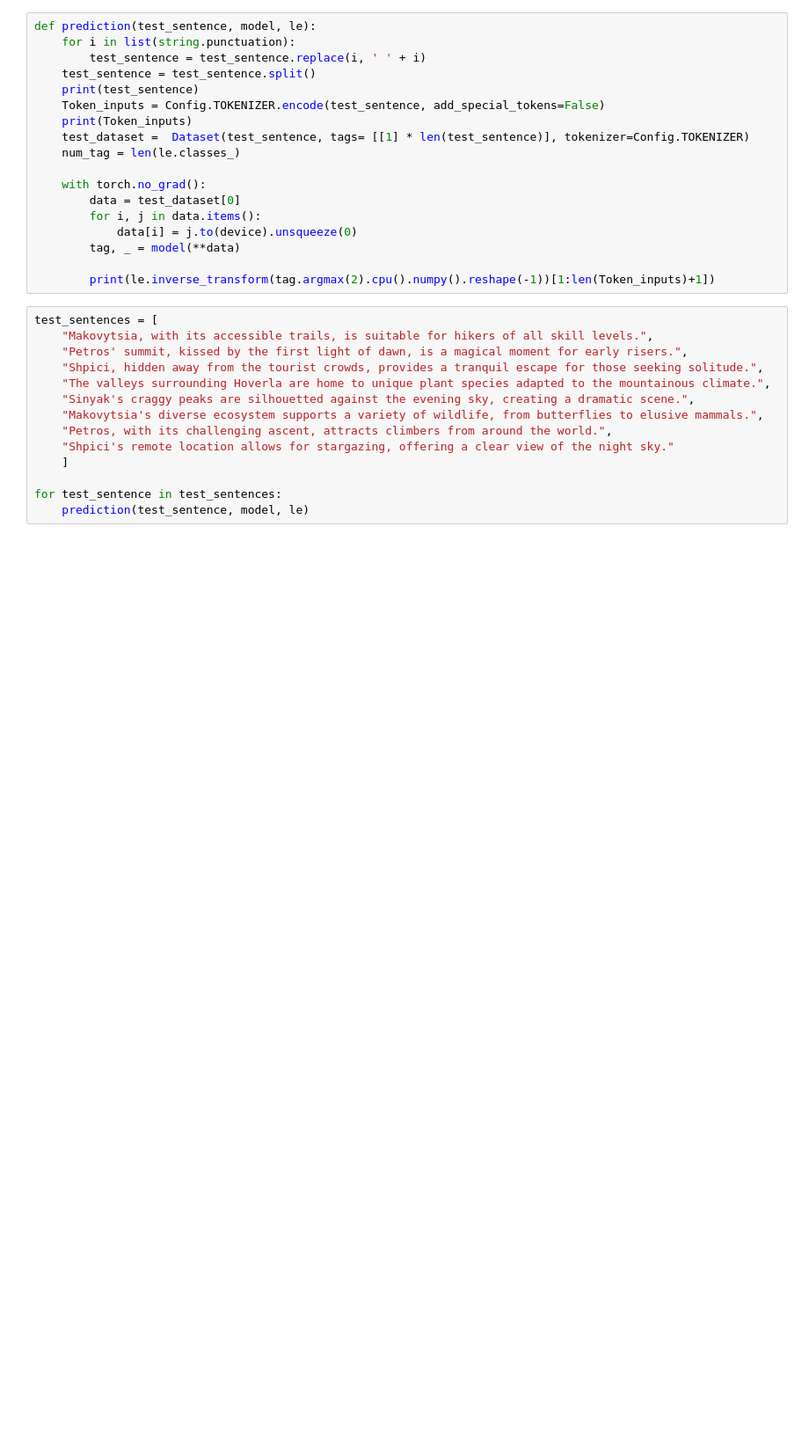
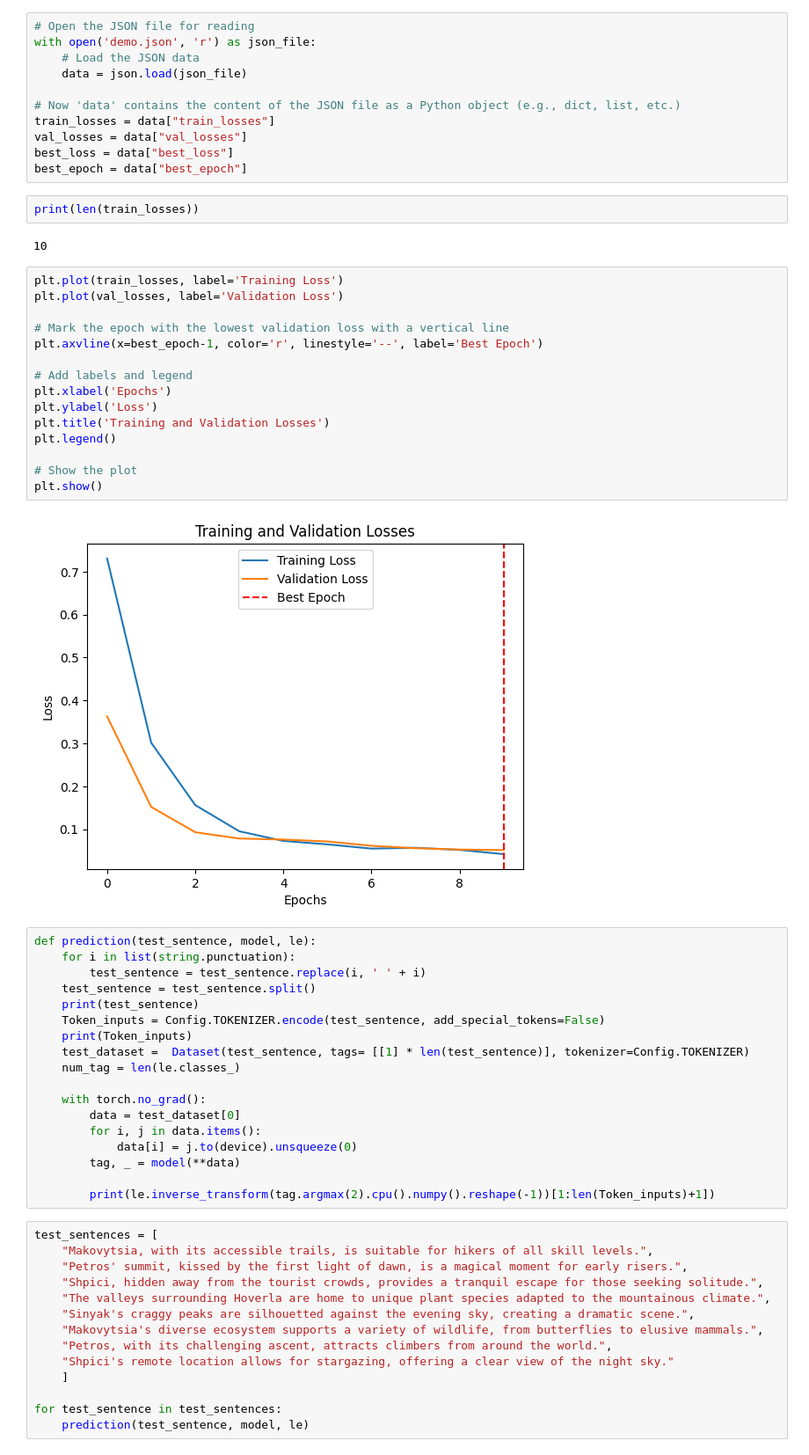
Before and after one commit to slava1713/ner_n_sentinel2, a Jupyter notebook: ner/demo.ipynb, the cells around one changed output. Shown at 88% size. Saved outputs shown, nothing was run; the diff lists cells and outputs as text; blank space fills up the shorter version.

Commit message:
feat: make demo of model, refactor code, add README file to NER implementation

```diff
--- a/ner/demo.ipynb
+++ b/ner/demo.ipynb
@@ -47,6 +51,38 @@ Model(
   (bert_drop): Dropout(p=0.3, inplace=False)
   (out_tag): Linear(in_features=768, out_features=3, bias=True)
 )
+# %%
+# Open the JSON file for reading
+with open('demo.json', 'r') as json_file:
+    # Load the JSON data
+    data = json.load(json_file)
+
+# Now 'data' contains the content of the JSON file as a Python object (e.g., dict, list, etc.)
+train_losses = data["train_losses"]
+val_losses = data["val_losses"]
+best_loss = data["best_loss"]
+best_epoch = data["best_epoch"]
+# %%
+print(len(train_losses))
+# %% [output]
+10
+# %%
+plt.plot(train_losses, label='Training Loss')
+plt.plot(val_losses, label='Validation Loss')
+
+# Mark the epoch with the lowest validation loss with a vertical line
+plt.axvline(x=best_epoch-1, color='r', linestyle='--', label='Best Epoch')
+
+# Add labels and legend
+plt.xlabel('Epochs')
+plt.ylabel('Loss')
+plt.title('Training and Validation Losses')
+plt.legend()
+
+# Show the plot
+plt.show()
+# %% [output]
+[figure, added]
 # %%
 def prediction(test_sentence, model, le):
     for i in list(string.punctuation):
```
Also changed, not shown: parts of 2 cells of this notebook, 8 other files.
